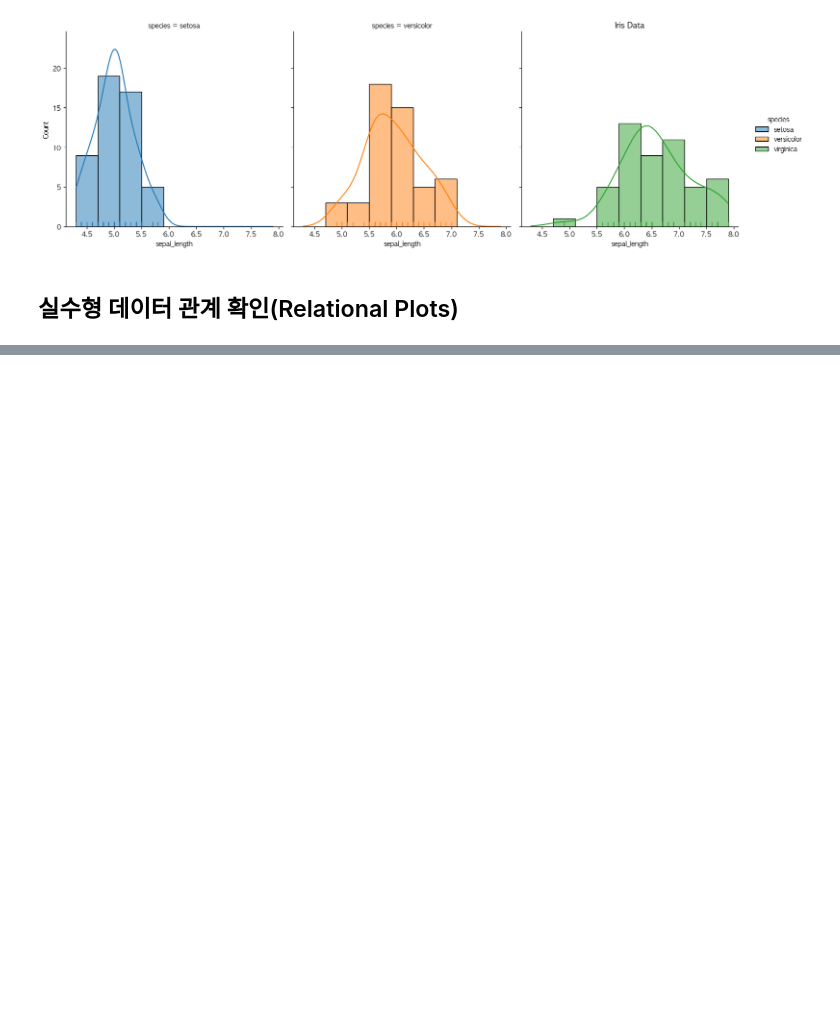
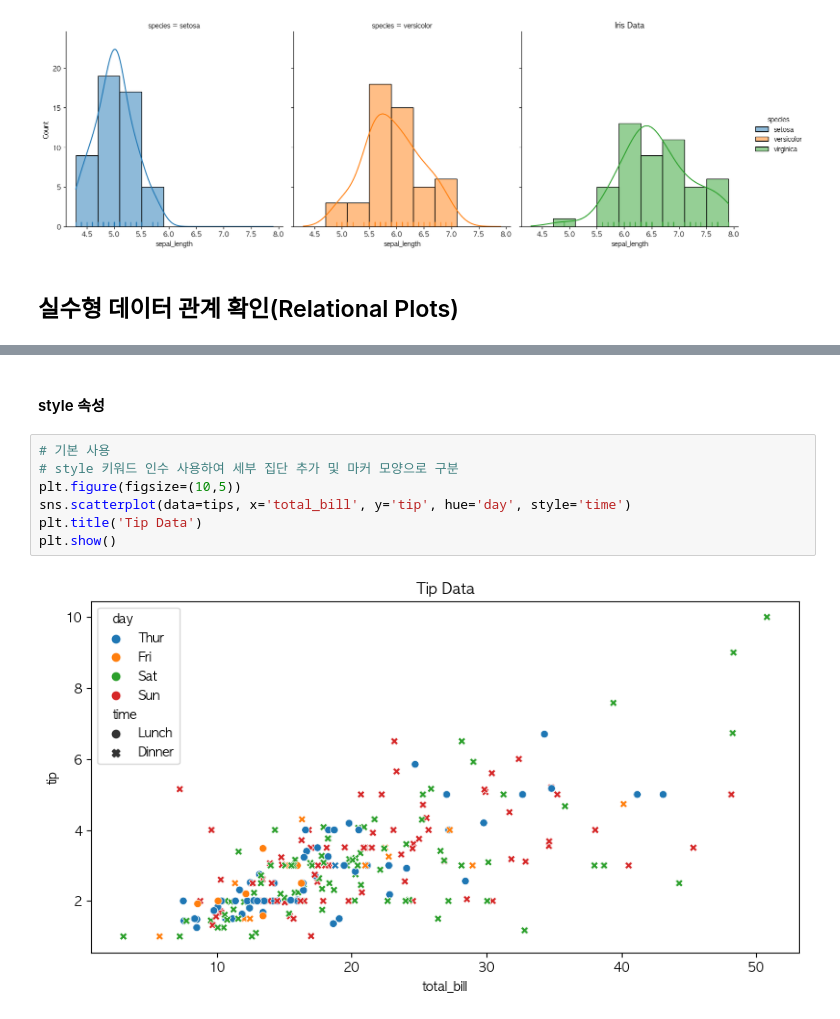
Before and after one commit to LeeHyungSeop/Python-For-Data-Science, a Jupyter notebook: 04_seaborn.ipynb, the cells around one changed output, grey strips where cells are left out. Cells and saved outputs as stored; diff of their text form; blank space fills up the shorter version.

```diff
--- a/04_seaborn.ipynb
+++ b/04_seaborn.ipynb
@@ -663,0 +705,11 @@ plt.show()
+# %% [markdown]
+#### style 속성
+# %%
+# 기본 사용
+# style 키워드 인수 사용하여 세부 집단 추가 및 마커 모양으로 구분
+plt.figure(figsize=(10,5))
+sns.scatterplot(data=tips, x='total_bill', y='tip', hue='day', style='time')
+plt.title('Tip Data')
+plt.show()
+# %% [output]
+[figure, added]
```
Also changed, not shown: parts of 36 cells of this notebook.
